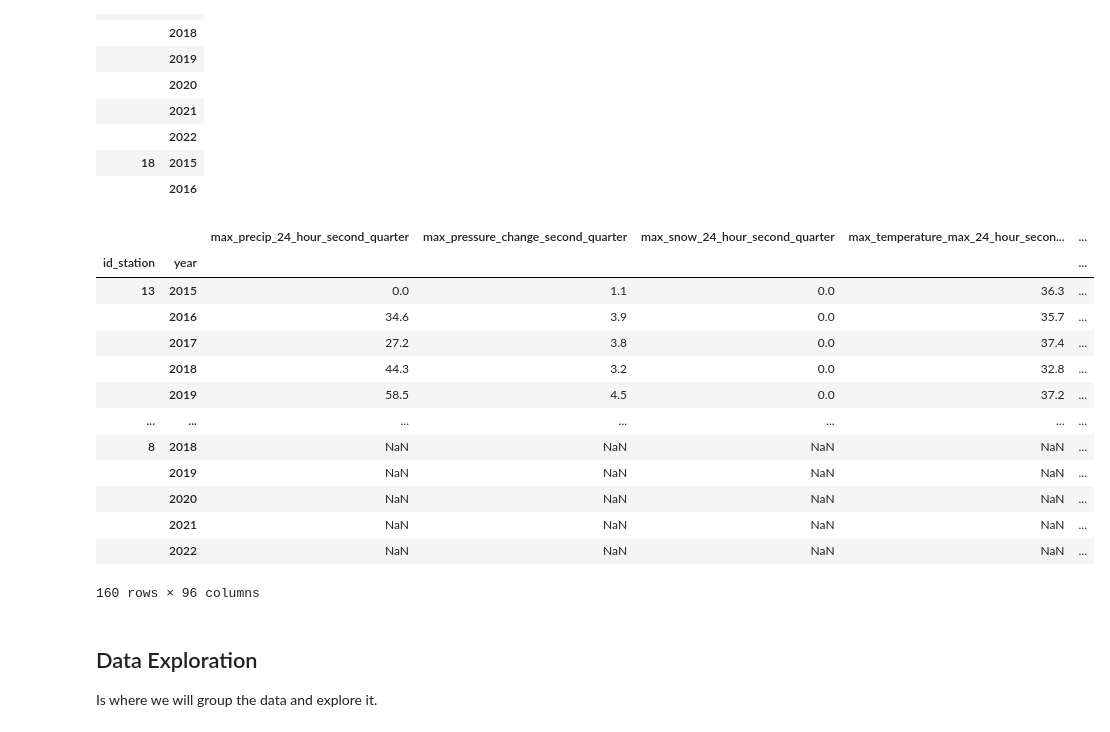
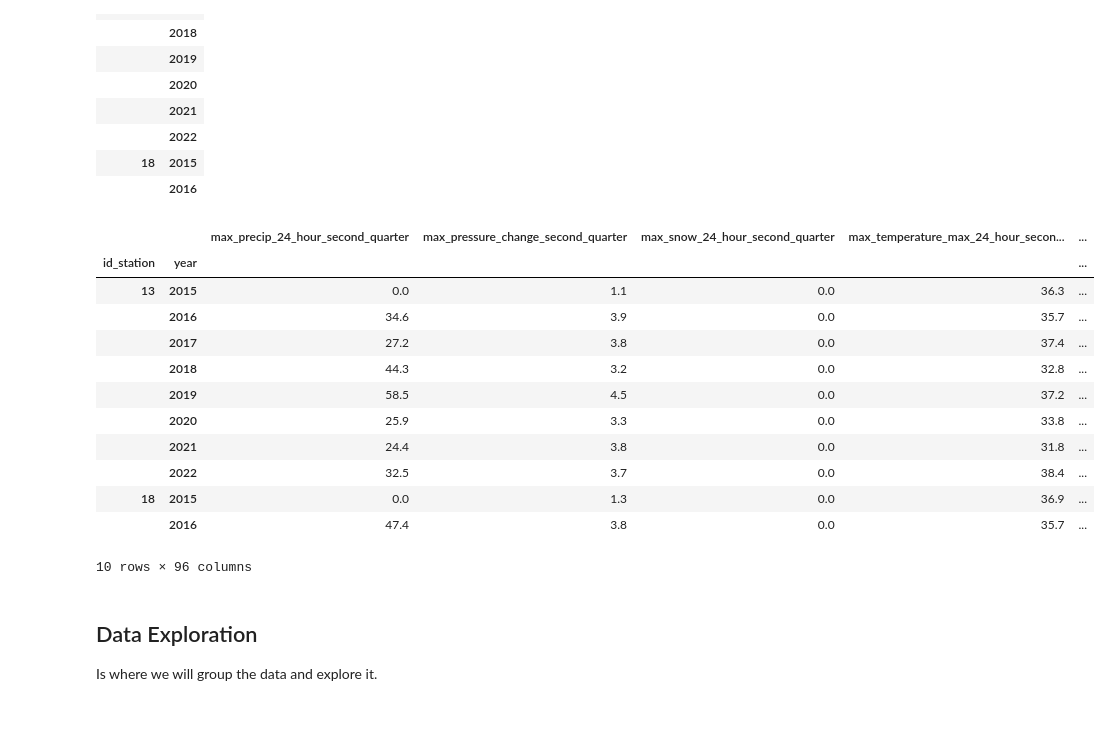
Before and after one commit to Savitar-Hub/sales-forecasting, a Jupyter notebook: wine-production/1. Exploratory Data Analysis.ipynb, the cells around one changed output. Saved outputs shown, nothing was run; the diff lists cells and outputs as text; code cells hidden in the pictures.

Commit message:
[NEW] get_mean_metrics

```diff
--- a/wine-production/1. Exploratory Data Analysis.ipynb
+++ b/wine-production/1. Exploratory Data Analysis.ipynb
@@ -415,7 +415,7 @@ from typing import List
 
 def get_grouped_df(df: pd.DataFrame, columns: List[str] = ['year', 'quarter']):
     df_grouped = df.groupby(columns)
-    return df_grouped.max(), df_grouped.min(), df_grouped.mean()
+    return df_grouped.max(numeric_only=True), df_grouped.min(numeric_only=True), df_grouped.mean(numeric_only=True)
 # %%
 def get_max_metrics(
     df: pd.DataFrame,
@@ -599,20 +575,52 @@ for idx, id_station in enumerate(unique_id_station):
+# %%
+counter = 0
+for idx, id_station in enumerate(unique_id_station):
+    # Filter meteo data for that station
+    station_meteo_df = meteo_df_pre_proc[meteo_df_pre_proc.ID_ESTACION == id_station]
+
+    # Group by quarters and get the metrics
+    (
+        station_meteo_df_max,
+        station_meteo_df_min,
+        station_meteo_df_mean
+    ) = get_grouped_df(station_meteo_df)
+
+    # Storing the maximum metrics
+    for (year, quarter), row in station_meteo_df_max.iterrows():
+        meteo_df_metrics = get_max_metrics(
+            meteo_df_metrics, id_station, year, quarter, row
+        )
+
+
+    # Storing the minimum metrics: some values may be required to have good production
+    for (year, quarter), row in station_meteo_df_max.iterrows():
+        meteo_df_metrics = get_min_metrics(
+            meteo_df_metrics, id_station, year, quarter, row
+        )
+
+    # Storing the mean metrics
+    for (year, quarter), row in station_meteo_df_mean.iterrows():
+        meteo_df_metrics = get_mean_metrics(
+            meteo_df_metrics, id_station, year, quarter, row
+        )
+
+    counter += 1
 # %%
-meteo_df_metrics
+meteo_df_metrics.head(10)
 # %% [output]
 |  |  | max_precip_24_hour_second_quarter | max_pressure_change_second_quarter | max_snow_24_hour_second_quarter | max_temperature_max_24_hour_secon... | ... |
 | id_station | year |  |  |  |  | ... |
 | 13 | 2015 | 0.0 | 1.1 | 0.0 | 36.3 | ... |
 |  | 2016 | 34.6 | 3.9 | 0.0 | 35.7 | ... |
 |  | 2017 | 27.2 | 3.8 | 0.0 | 37.4 | ... |
 |  | 2018 | 44.3 | 3.2 | 0.0 | 32.8 | ... |
 |  | 2019 | 58.5 | 4.5 | 0.0 | 37.2 | ... |
-| ... | ... | ... | ... | ... | ... | ... |
-| 8 | 2018 | NaN | NaN | NaN | NaN | ... |
-|  | 2019 | NaN | NaN | NaN | NaN | ... |
-|  | 2020 | NaN | NaN | NaN | NaN | ... |
-|  | 2021 | NaN | NaN | NaN | NaN | ... |
-|  | 2022 | NaN | NaN | NaN | NaN | ... |
+|  | 2020 | 25.9 | 3.3 | 0.0 | 33.8 | ... |
+|  | 2021 | 24.4 | 3.8 | 0.0 | 31.8 | ... |
+|  | 2022 | 32.5 | 3.7 | 0.0 | 38.4 | ... |
+| 18 | 2015 | 0.0 | 1.3 | 0.0 | 36.9 | ... |
+|  | 2016 | 47.4 | 3.8 | 0.0 | 35.7 | ... |
-160 rows × 96 columns
+10 rows × 96 columns
 # %%
 # And finally, convert
 # meteo_df_pre_proc.validTimeUtc = meteo_df_pre_proc.validTimeUtc.dt.strftime('%d/%m/%Y')
```
Also changed, not shown: parts of 1 cell of this notebook.
